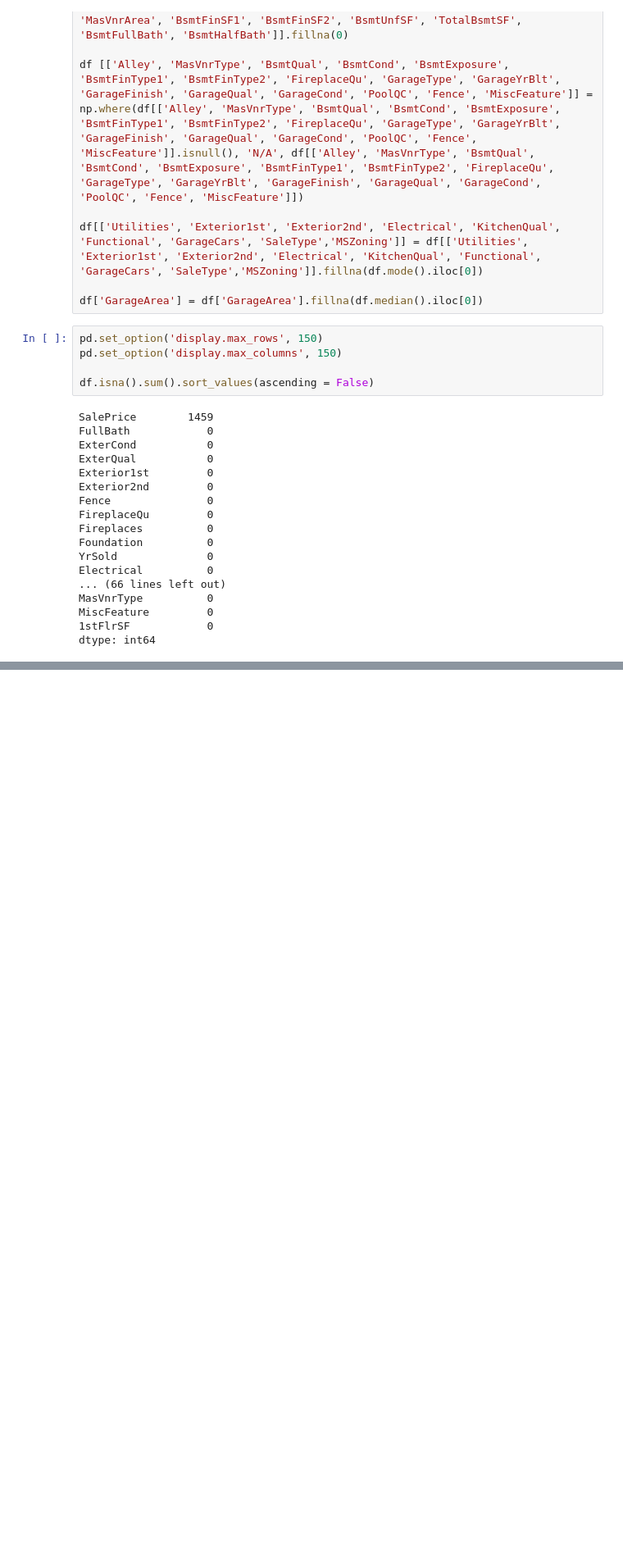
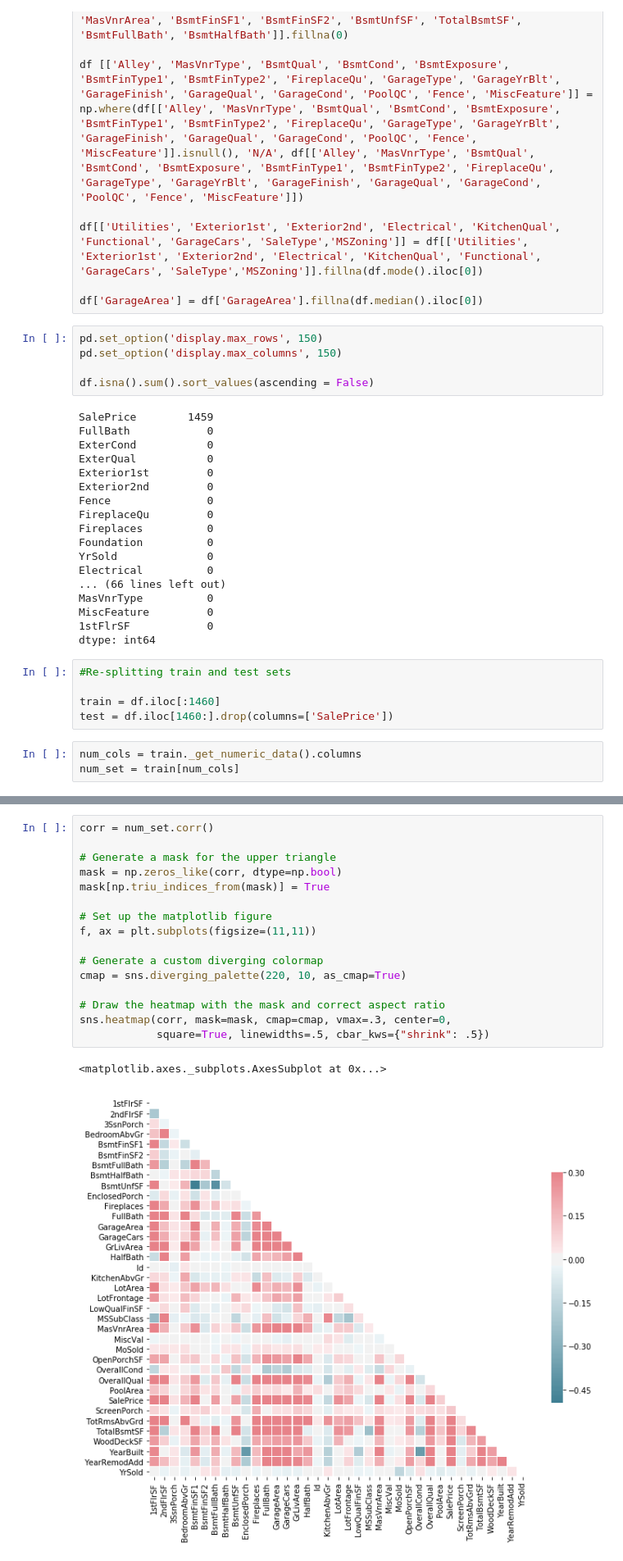
Before and after one commit to mariocg86/real_estate_prices, a Jupyter notebook: House_Prices_Project.ipynb, the cells around one changed output, grey strips where cells are left out. Shown: that part at 82% size. Saved outputs shown, nothing was run; the diff lists cells and outputs as text; blank space fills up the shorter version.

Commit message:
Added seaborn heatmap

```diff
--- a/House_Prices_Project.ipynb
+++ b/House_Prices_Project.ipynb
@@ -160,3 +116,11 @@ MasVnrType          0
 MiscFeature         0
 1stFlrSF            0
 dtype: int64
+# %%
+#Re-splitting train and test sets
+
+train = df.iloc[:1460]
+test = df.iloc[1460:].drop(columns=['SalePrice'])
+# %%
+num_cols = train._get_numeric_data().columns
+num_set = train[num_cols]
@@ -162,0 +148,19 @@ dtype: int64
+# %%
+corr = num_set.corr()
+
+# Generate a mask for the upper triangle
+mask = np.zeros_like(corr, dtype=np.bool)
+mask[np.triu_indices_from(mask)] = True
+
+# Set up the matplotlib figure
+f, ax = plt.subplots(figsize=(11,11))
+
+# Generate a custom diverging colormap
+cmap = sns.diverging_palette(220, 10, as_cmap=True)
+
+# Draw the heatmap with the mask and correct aspect ratio
+sns.heatmap(corr, mask=mask, cmap=cmap, vmax=.3, center=0,
+            square=True, linewidths=.5, cbar_kws={"shrink": .5})
+# %% [output]
+<matplotlib.axes._subplots.AxesSubplot at 0x...>
+[figure, added]
```
Also changed, not shown: parts of 8 cells of this notebook.
